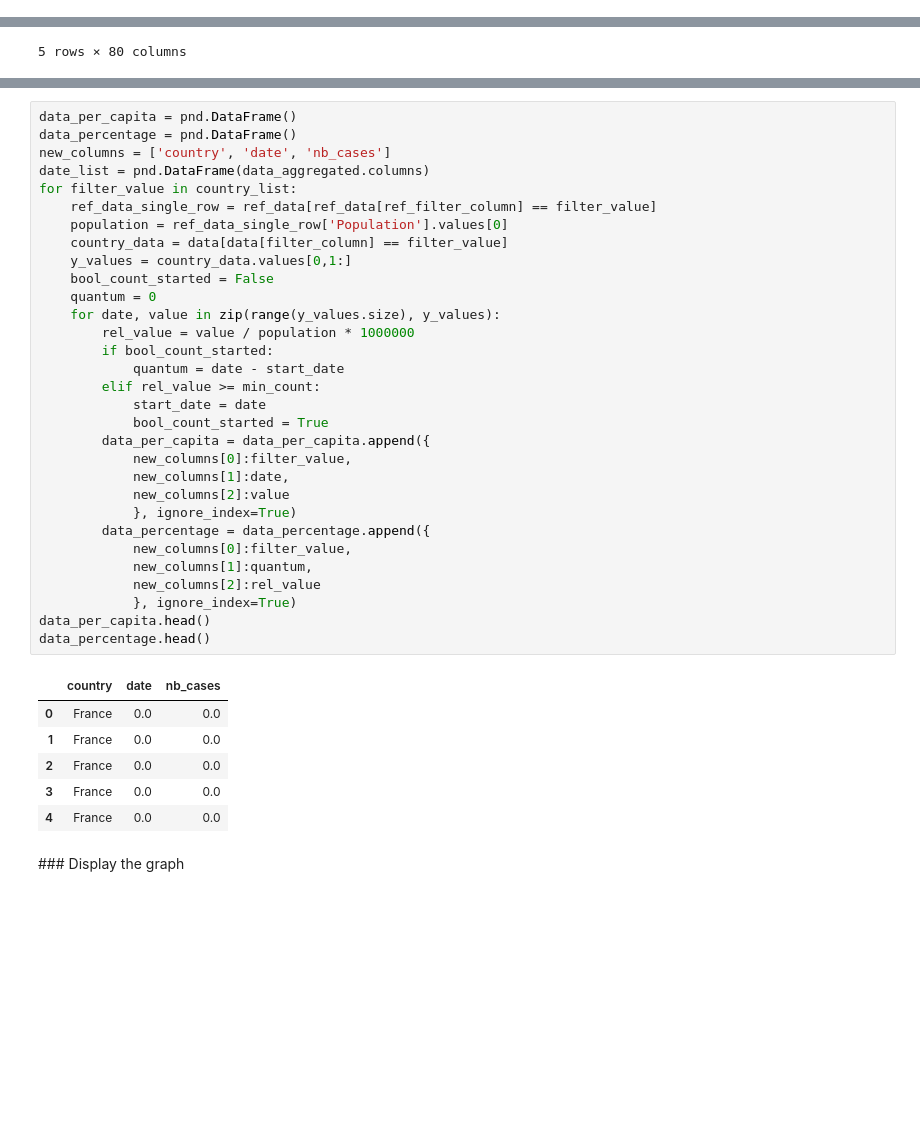
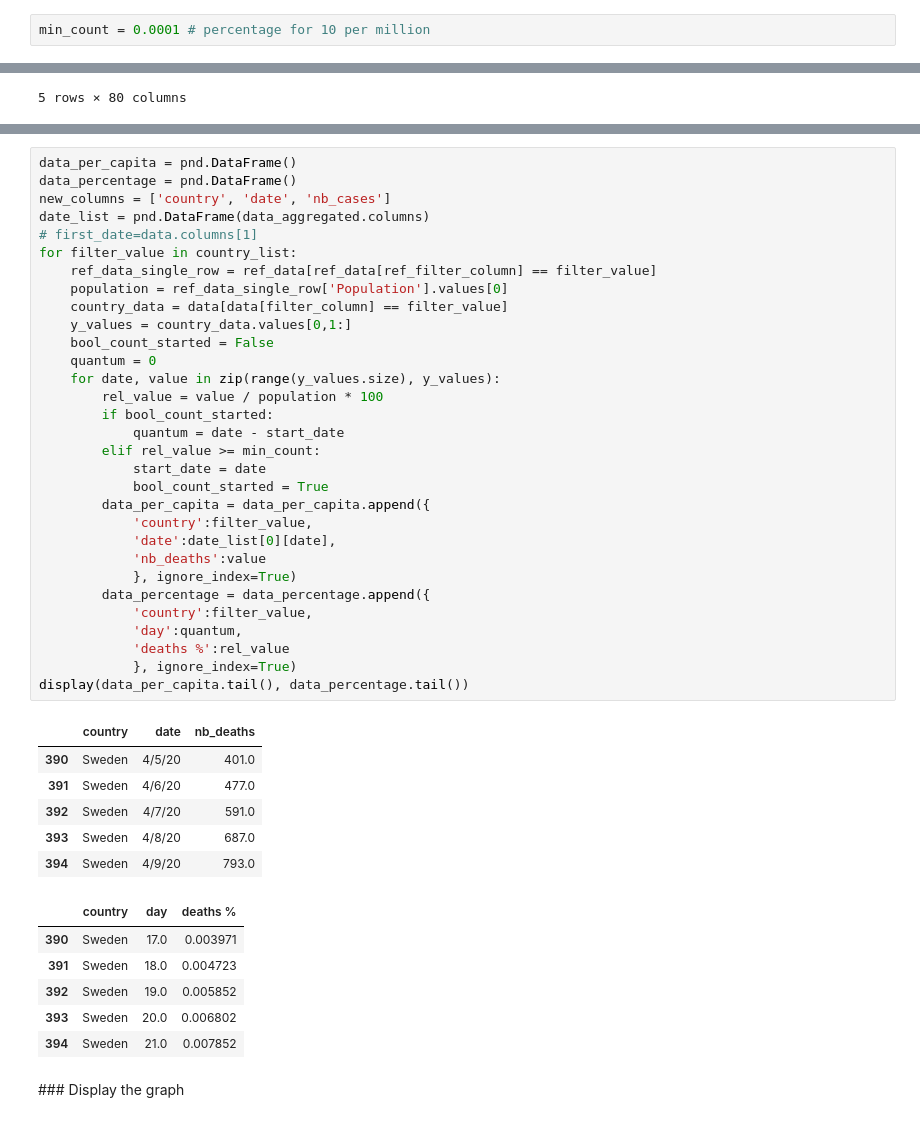
Before and after one commit to JeanRosselVallee/jupyter, a Jupyter notebook: COVID-CompareDeathsByPercentage.ipynb, the cells around one changed output, grey strips where cells are left out. Saved outputs shown, nothing was run; the diff lists cells and outputs as text; blank space fills up the shorter version.

```diff
--- a/COVID-CompareDeathsByPercentage.ipynb
+++ b/COVID-CompareDeathsByPercentage.ipynb
@@ -15,3 +13,5 @@ min_count = 10
+# %%
+min_count = 0.0001 # percentage for 10 per million
 # %% [markdown]
 ### Choose Data tools
 # %%
@@ -59,41 +63,47 @@ The original dataset has timeseries columns and 1 row per location. A different
 # %%
 data_per_capita = pnd.DataFrame()
 data_percentage = pnd.DataFrame()
 new_columns = ['country', 'date', 'nb_cases']
 date_list = pnd.DataFrame(data_aggregated.columns)
+# first_date=data.columns[1]
 for filter_value in country_list:
     ref_data_single_row = ref_data[ref_data[ref_filter_column] == filter_value]
     population = ref_data_single_row['Population'].values[0]
     country_data = data[data[filter_column] == filter_value]
     y_values = country_data.values[0,1:]
     bool_count_started = False
     quantum = 0
     for date, value in zip(range(y_values.size), y_values):
-        rel_value = value / population * 1000000
+        rel_value = value / population * 100
         if bool_count_started:
             quantum = date - start_date
         elif rel_value >= min_count:
             start_date = date
             bool_count_started = True
         data_per_capita = data_per_capita.append({
-            new_columns[0]:filter_value,
-            new_columns[1]:date,
-            new_columns[2]:value
+            'country':filter_value,
+            'date':date_list[0][date],
+            'nb_deaths':value
             }, ignore_index=True)
         data_percentage = data_percentage.append({
-            new_columns[0]:filter_value,
-            new_columns[1]:quantum,
-            new_columns[2]:rel_value
+            'country':filter_value,
+            'day':quantum,
+            'deaths %':rel_value
             }, ignore_index=True)
-data_per_capita.head()
-data_percentage.head()
+display(data_per_capita.tail(), data_percentage.tail())
 # %% [output]
-|  | country | date | nb_cases |
-| 0 | France | 0.0 | 0.0 |
-| 1 | France | 0.0 | 0.0 |
-| 2 | France | 0.0 | 0.0 |
-| 3 | France | 0.0 | 0.0 |
-| 4 | France | 0.0 | 0.0 |
+|  | country | date | nb_deaths |
+| 390 | Sweden | 4/5/20 | 401.0 |
+| 391 | Sweden | 4/6/20 | 477.0 |
+| 392 | Sweden | 4/7/20 | 591.0 |
+| 393 | Sweden | 4/8/20 | 687.0 |
+| 394 | Sweden | 4/9/20 | 793.0 |
+|  | country | day | deaths % |
+| 390 | Sweden | 17.0 | 0.003971 |
+| 391 | Sweden | 18.0 | 0.004723 |
+| 392 | Sweden | 19.0 | 0.005852 |
+| 393 | Sweden | 20.0 | 0.006802 |
+| 394 | Sweden | 21.0 | 0.007852 |
 # %% [markdown]
 ### Display the graph
 # %%
```
Also changed, not shown: parts of 7 cells of this notebook.
